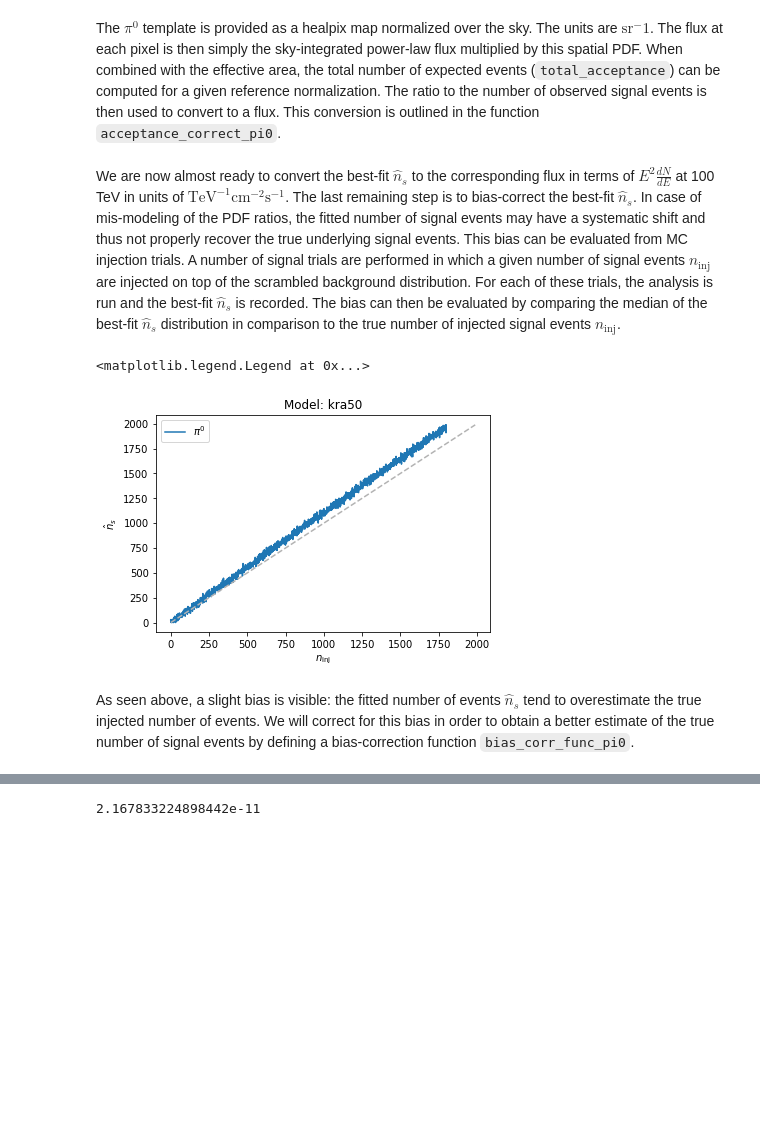
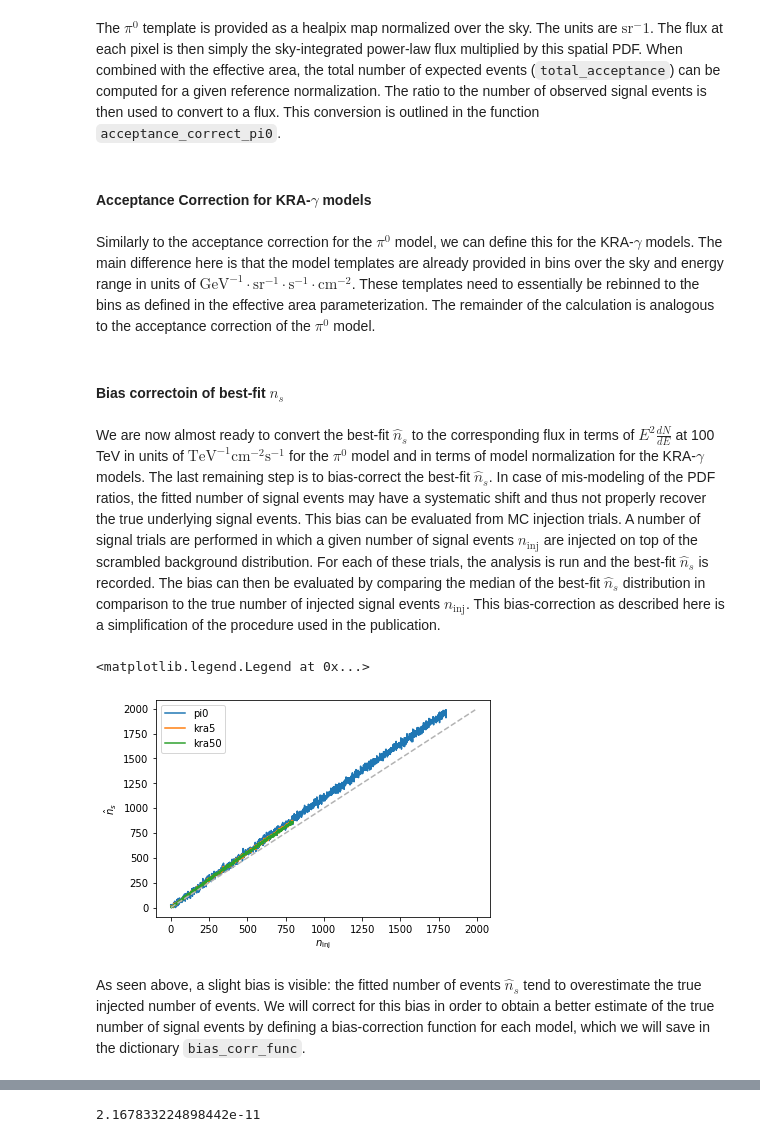
Before and after one commit to ssclafani949/DNNCascade, a Jupyter notebook: notebooks/Public_Release/MainResult/GPFluxMeasurement.ipynb, the cells around one changed output, grey strips where cells are left out. Saved outputs shown, nothing was run; the diff lists cells and outputs as text; code cells hidden in the pictures; blank space fills up the shorter version.

Commit message:
Add KRA-gamma flux conversions

```diff
--- a/notebooks/Public_Release/MainResult/GPFluxMeasurement.ipynb
+++ b/notebooks/Public_Release/MainResult/GPFluxMeasurement.ipynb
@@ -403,3 +408,10 @@ def acceptance_correct_pi0(
     norm_tev = norm * 1e3  # in units of TeV^-1 cm^-2 s^-1
     norm_E2_tev = norm_tev * (100)**2
     return model_norm*norm_E2_tev
+# %% [markdown]
+#### Acceptance Correction for KRA-$\gamma$ models
+# %% [markdown]
+Similarly to the acceptance correction for the $\pi^0$ model, we can define this for the KRA-$\gamma$ models.
+The main difference here is that the model templates are already provided in bins over the sky and energy range in units of $\mathrm{GeV}^{-1} \cdot \mathrm{sr}^{-1} \cdot \mathrm{s}^{-1} \cdot \mathrm{cm}^{-2}$.
+These templates need to essentially be rebinned to the bins as defined in the effective area parameterization.
+The remainder of the calculation is analogous to the acceptance correction of the $\pi^0$ model.
@@ -406,22 +535,31 @@ def acceptance_correct_pi0(
+# %% [markdown]
+#### Bias correctoin of best-fit $\hat{n}_s$
 # %% [markdown]
-We are now almost ready to convert the best-fit $\hat{n}_s$ to the corresponding flux in terms of $E^2 \frac{dN}{dE}$ at 100 TeV in units of $\mathrm{TeV}^{-1} \mathrm{cm}^{-2} \mathrm{s}^{-1}$.
+We are now almost ready to convert the best-fit $\hat{n}_s$ to the corresponding flux in terms of $E^2 \frac{dN}{dE}$ at 100 TeV in units of $\mathrm{TeV}^{-1} \mathrm{cm}^{-2} \mathrm{s}^{-1}$ for the $\pi^0$ model and in terms of model normalization for the KRA-$\gamma$ models.
 The last remaining step is to bias-correct the best-fit $\hat{n}_s$. In case of mis-modeling of the PDF ratios, the fitted number of signal events may have a systematic shift and thus not properly recover the true underlying signal events. This bias can be evaluated from MC injection trials. A number of signal trials are performed in which a given number of signal events $n_\mathrm{inj}$ are injected on top of the scrambled background distribution. For each of these trials, the analysis is run and the best-fit $\hat{n}_s$ is recorded. The bias can then be evaluated by comparing the median of the best-fit $\hat{n}_s$ distribution in comparison to the true number of injected signal events $n_\mathrm{inj}$.
+This bias-correction as described here is a simplification of the procedure used in the publication.
 # %%
 # load data from signal trials
-df_ns_bias_pi0 = pd.read_csv(os.path.join(data_dir, 'ns_bias_pi0.csv'))
+df_ns_bias = {}
 
-# plot the ns-bias together with the correction function
 fig, ax = plt.subplots()
-ax.plot(df_ns_bias_pi0['n_inj'], df_ns_bias_pi0['median_ns'], label=r'$\pi^0$')
-ax.set_title('Model: {}'.format(key))
+max_val = 0.
+for key in ['pi0', 'kra5', 'kra50']:
+    df_ns_bias[key] = pd.read_csv(os.path.join(data_dir, 'ns_bias_{}.csv'.format(key)))
+
+    # plot the ns-bias
+    ax.plot(df_ns_bias[key]['n_inj'], df_ns_bias[key]['median_ns'], label=key)
+    _max_val = np.max(df_ns_bias[key]['median_ns'])
+    if _max_val > max_val:
+        max_val = _max_val
+
 ax.set_xlabel('$n_\mathrm{inj}$')
 ax.set_ylabel('$\hat{n}_s$')
-max_val = np.max(df_ns_bias_pi0['median_ns'])
 ax.plot((0., max_val), (0., max_val), ls='--', color='0.7')
 ax.legend()
 # %% [output]
 <matplotlib.legend.Legend at 0x...>
-[figure, old version]
+[figure, new version]
 # %% [markdown]
-As seen above, a slight bias is visible: the fitted number of events $\hat{n}_s$ tend to overestimate the true injected number of events. We will correct for this bias in order to obtain a better estimate of the true number of signal events by defining a bias-correction function `bias_corr_func_pi0`.
+As seen above, a slight bias is visible: the fitted number of events $\hat{n}_s$ tend to overestimate the true injected number of events. We will correct for this bias in order to obtain a better estimate of the true number of signal events by defining a bias-correction function for each model, which we will save in the dictionary `bias_corr_func`.
 # %%
```
Also changed, not shown: parts of 10 cells of this notebook.
